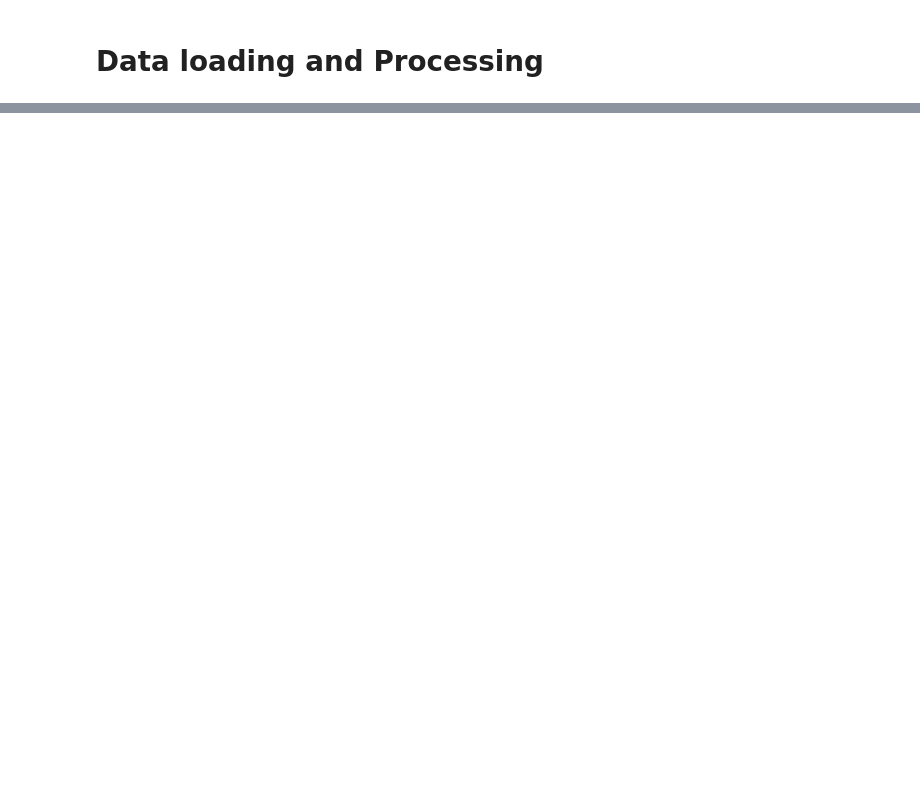
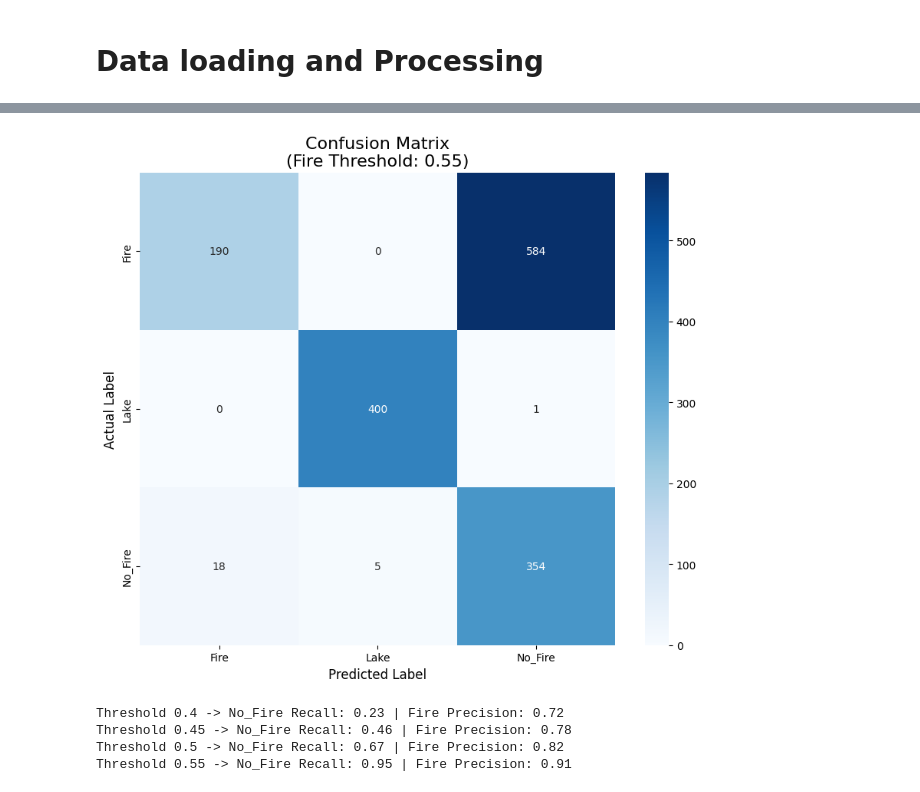
Before and after one commit to JaadTaymani/PHAS0056, a Jupyter notebook: D_Ternary.ipynb, the cells around one changed output, grey strips where cells are left out. Cells and saved outputs as stored; diff of their text form; code cells hidden in the pictures; blank space fills up the shorter version.

```diff
--- a/D_Ternary.ipynb
+++ b/D_Ternary.ipynb
@@ -219,7 +230,7 @@ model = keras.models.Sequential([
 
 model.compile(
     optimizer=keras.optimizers.Adam(1e-4),
-loss = 'sparse_categorical_crossentropy',
+    loss=focal_loss_sparse(gamma=2.0, alpha=0.5),  # use what you wrote
     metrics=['accuracy']
 )
 
@@ -317,3 +343,49 @@ weighted avg       0.89      0.87      0.88      1358
+# %%
+import seaborn as sns
+import matplotlib.pyplot as plt
+
+# 1. Generate the confusion matrix using your final_preds
+cm = confusion_matrix(true_labels, final_preds)
+
+# 2. Set up the figure
+plt.figure(figsize=(10, 8))
+
+# 3. Create the heatmap
+sns.heatmap(
+    cm,
+    annot=True,          # Put the numbers in the boxes
+    fmt='d',             # Use integers instead of scientific notation
+    cmap='Blues',        # Color theme
+    xticklabels=['Fire', 'Lake', 'No_Fire'],
+    yticklabels=['Fire', 'Lake', 'No_Fire']
+)
+
+# 4. Add labels and title
+plt.title(f'Confusion Matrix\n(Fire Threshold: {FIRE_THRESHOLD})', fontsize=16)
+plt.ylabel('Actual Label', fontsize=12)
+plt.xlabel('Predicted Label', fontsize=12)
+plt.show()
+# %% [output]
+[figure, added]
+# %%
+# Try a list of thresholds to see the effect on No_Fire Recall
+for t in [0.40, 0.45, 0.5, 0.55]:
+    test_preds = []
+    for prob in y_pred_prob:
+        if prob[0] > t: # Fire
+            test_preds.append(0)
+        elif prob[1] > 0.90: # Lake
+            test_preds.append(1)
+        else:
+            test_preds.append(2) # No_Fire
+
+    report = classification_report(true_labels, test_preds, output_dict=True, target_names=['Fire', 'Lake', 'No_Fire'])
+    print(f"Threshold {t} -> No_Fire Recall: {report['No_Fire']['recall']:.2f} | Fire Precision: {report['Fire']['precision']:.2f}")
+# %% [output]
+Threshold 0.4 -> No_Fire Recall: 0.23 | Fire Precision: 0.72
+Threshold 0.45 -> No_Fire Recall: 0.46 | Fire Precision: 0.78
+Threshold 0.5 -> No_Fire Recall: 0.67 | Fire Precision: 0.82
+Threshold 0.55 -> No_Fire Recall: 0.95 | Fire Precision: 0.91
 # %%
 def check_leakage_by_class(tr_p, tr_l, te_p, te_l):
     train_hashes = {}
```
Also changed, not shown: parts of 10 cells of this notebook, 1 other file.
